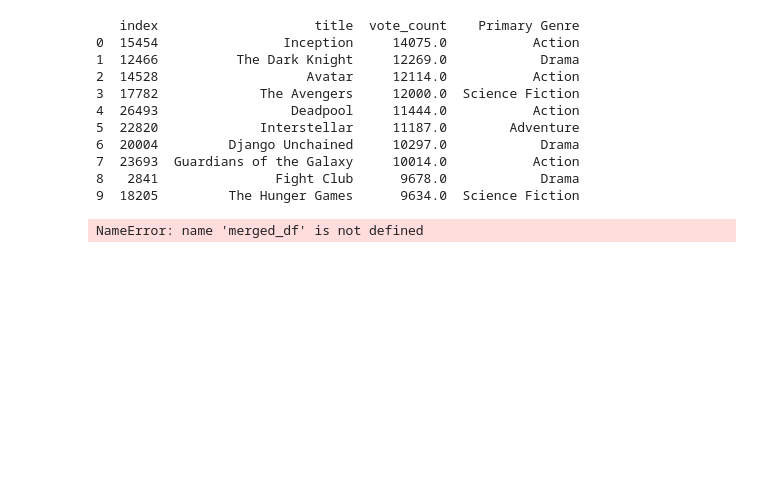
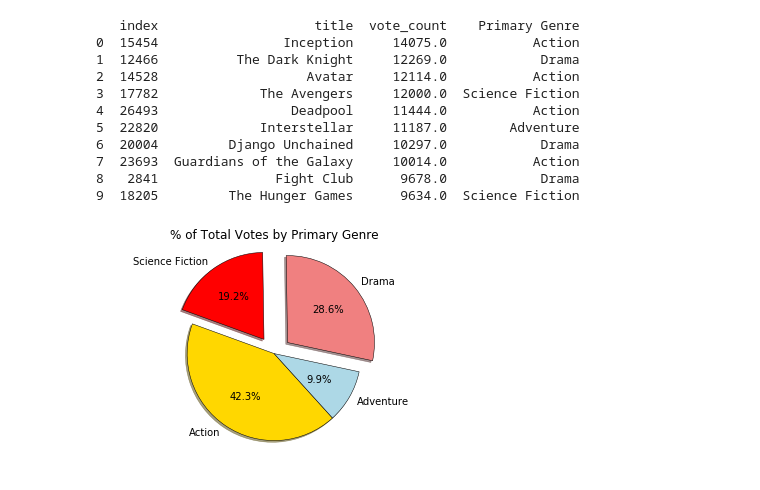
Before and after one commit to sarahshelden/Project1DataScience, a Jupyter notebook: movies.ipynb, the cells around one changed output. Cells and saved outputs as stored; diff of their text form; code cells hidden in the pictures; blank space fills up the shorter version.

```diff
--- a/movies.ipynb
+++ b/movies.ipynb
@@ -186,19 +186,19 @@ print(top_10_profitable_mv)
 8   2841               Fight Club      9678.0            Drama
 9  18205         The Hunger Games      9634.0  Science Fiction
 # %%
-vote_count_sum = merged_df.groupby('Primary Genre').sum()["vote_count"]
+vote_count_sum = top_10_profitable_mv.groupby('Primary Genre').sum()["vote_count"]
 
-labels = vote_count_sum_sum.index
-colors = ["gold", "lightblue", "lightcoral"]
-explode = (0, 0, 0.2)
+labels = vote_count_sum.index
+colors = ["gold", "lightblue", "lightcoral","red"]
+explode = (0, 0, 0.2,0.2)
 
 plt.title('% of Total Votes by Primary Genre')
 plt.axis('equal')
 
-plt.pie(fare_sum, explode=explode, labels=labels, colors=colors,autopct="%1.1f%%", shadow=True, startangle=160,wedgeprops = {'linewidth': .5, 'edgecolor': 'black'})
+plt.pie(vote_count_sum, explode=explode, labels=labels, colors=colors,autopct="%1.1f%%", shadow=True, startangle=160,wedgeprops = {'linewidth': .5, 'edgecolor': 'black'})
 plt.show()
 # %% [output]
-NameError: name 'merged_df' is not defined
+[figure, added]
 # %%
 #calculate p value , r2 , coeffi
 # %%
```
